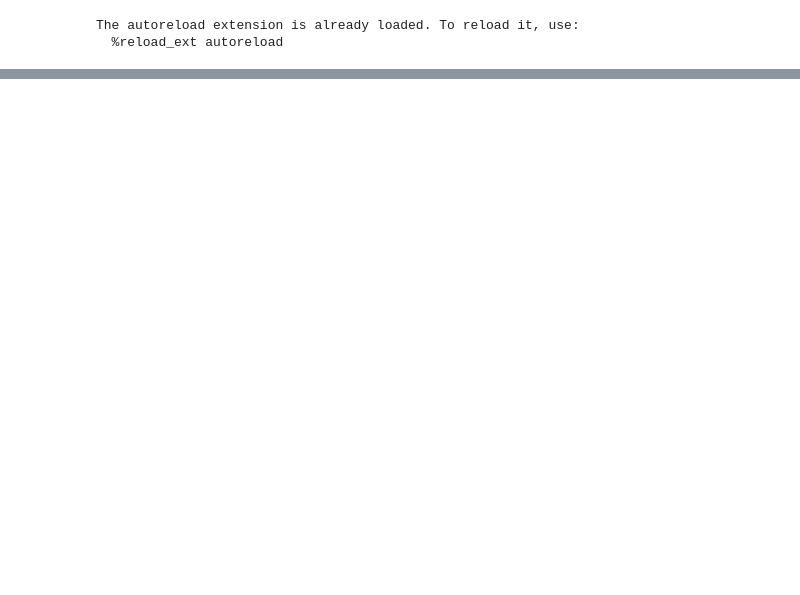
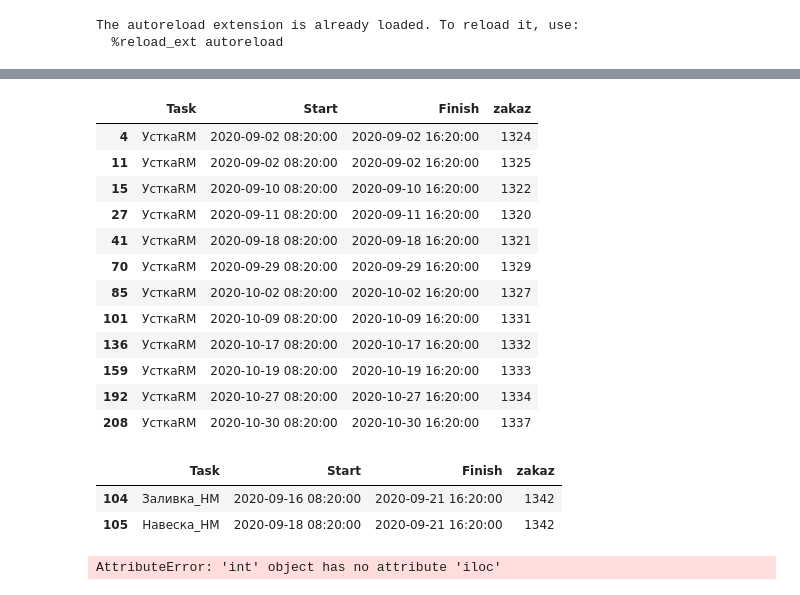
Before and after one commit to TimurKarev/Plan, a Jupyter notebook: test.ipynb, the cells around one changed output, grey strips where cells are left out. Saved outputs shown, nothing was run; the diff lists cells and outputs as text; code cells hidden in the pictures; blank space fills up the shorter version.

```diff
--- a/test.ipynb
+++ b/test.ipynb
@@ -111,0 +64,4 @@ data
+# %%
+%autoreload
+data = ref.get_df_for_gantt(22)
+data
@@ -115 +88,28 @@ fig.update_yaxes(autorange="reversed") # otherwise tasks are listed from the bot
 fig.show()
+# %%
+data[data['Task'] == 'УсткаRM']
+# %% [output]
+|  | Task | Start | Finish | zakaz |
+| 4 | УсткаRM | 2020-09-02 08:20:00 | 2020-09-02 16:20:00 | 1324 |
+| 11 | УсткаRM | 2020-09-02 08:20:00 | 2020-09-02 16:20:00 | 1325 |
+| 15 | УсткаRM | 2020-09-10 08:20:00 | 2020-09-10 16:20:00 | 1322 |
+| 27 | УсткаRM | 2020-09-11 08:20:00 | 2020-09-11 16:20:00 | 1320 |
+| 41 | УсткаRM | 2020-09-18 08:20:00 | 2020-09-18 16:20:00 | 1321 |
+| 70 | УсткаRM | 2020-09-29 08:20:00 | 2020-09-29 16:20:00 | 1329 |
+| 85 | УсткаRM | 2020-10-02 08:20:00 | 2020-10-02 16:20:00 | 1327 |
+| 101 | УсткаRM | 2020-10-09 08:20:00 | 2020-10-09 16:20:00 | 1331 |
+| 136 | УсткаRM | 2020-10-17 08:20:00 | 2020-10-17 16:20:00 | 1332 |
+| 159 | УсткаRM | 2020-10-19 08:20:00 | 2020-10-19 16:20:00 | 1333 |
+| 192 | УсткаRM | 2020-10-27 08:20:00 | 2020-10-27 16:20:00 | 1334 |
+| 208 | УсткаRM | 2020-10-30 08:20:00 | 2020-10-30 16:20:00 | 1337 |
+# %%
+data[data['zakaz'] == 1342]
+# %% [output]
+|  | Task | Start | Finish | zakaz |
+| 104 | Заливка_НМ | 2020-09-16 08:20:00 | 2020-09-21 16:20:00 | 1342 |
+| 105 | Навеска_НМ | 2020-09-18 08:20:00 | 2020-09-21 16:20:00 | 1342 |
+# %%
+data.iloc[104]['zakaz'] = 1342
+data[data['zakaz'] == '1342 НМ']
+# %% [output]
+AttributeError: 'int' object has no attribute 'iloc'
```
Also changed, not shown: parts of 15 cells of this notebook, 6 other files.
